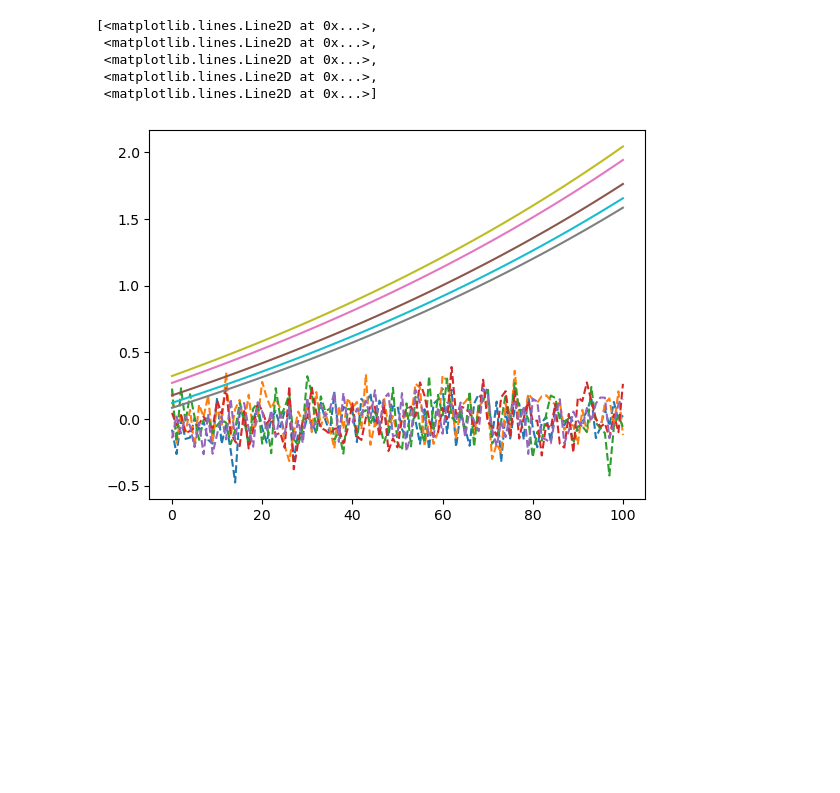
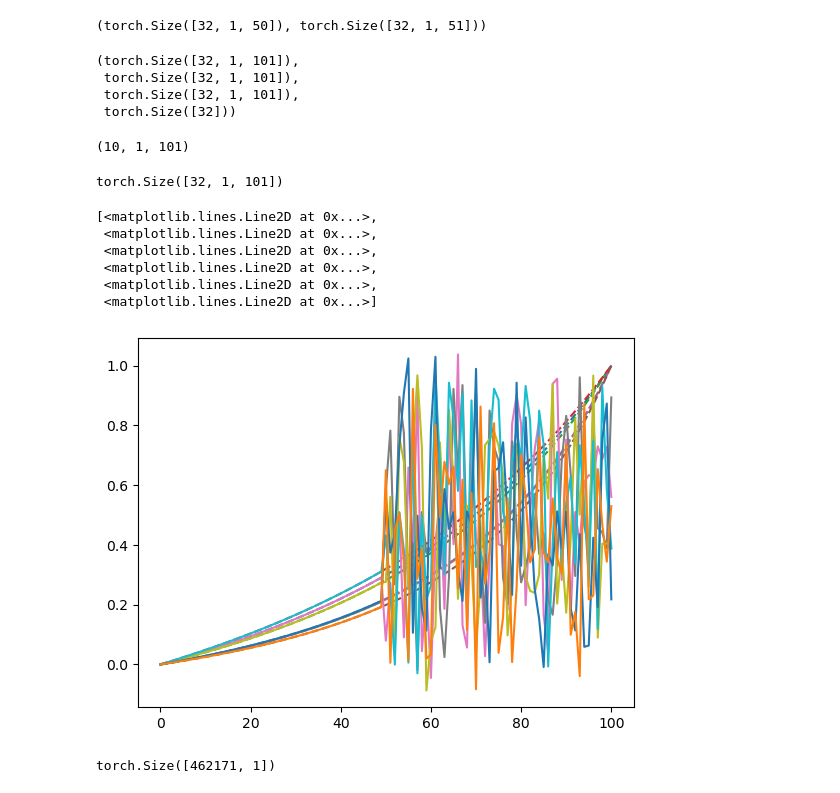
Before and after one commit to seyedasadzadeh/degradation-diffusion, a Jupyter notebook: learner.ipynb, the cells around one changed output. Drawn from its saved outputs; the diff is of its cells as text; code cells hidden in the pictures; blank space fills up the shorter version.

Commit message:
added transformer diffusion

```diff
--- a/learner.ipynb
+++ b/learner.ipynb
@@ -156,25 +302,7 @@ class DenoiseMLP(nn.Module):
 # %%
 # -----------------------------
-# 4. Training loop
+# 3.1 Define model
 # -----------------------------
-T = 100  # number of diffusion steps
-model = DenoiseMLP(dim=X.shape[1])
-opt = optim.Adam(model.parameters(), lr=1e-3)
-loss_fn = nn.MSELoss()
 
-for epoch in range(2000):
-    idx = torch.randint(0, X.shape[0], (32,))
-    x0 = X[idx]
-    t = torch.randint(0, T, (32,))
-    noise = torch.randn_like(x0)*0.1
-    xt = q_sample(x0, t, noise)
-
-    pred_noise = model(xt, t)
-    loss = loss_fn(pred_noise, noise)
-
-    opt.zero_grad()
-    loss.backward()
-    opt.step()
-
-    if epoch % 50 == 0:
-        print(f"Epoch {epoch}, Loss {loss.item():.4f}")
+#model = DegDiffusion(channels=X.shape[1], sl=X.shape[2]).to('mps')
+model = TimeSeriesDiffusionModel(channels=X.shape[1]).to('mps')
@@ -199,17 +358,29 @@ Epoch 1950, Loss 0.0088
+# %%
+s0.shape, ns1.shape
+# %% [output]
+(torch.Size([32, 1, 50]), torch.Size([32, 1, 51]))
+# %%
+x0.shape, xt.shape, noise.shape, t.shape
+# %% [output]
+(torch.Size([32, 1, 101]),
+ torch.Size([32, 1, 101]),
+ torch.Size([32, 1, 101]),
+ torch.Size([32]))
 # %%
 # -----------------------------
 # 5. Sampling new synthetic data
 # -----------------------------
 @torch.no_grad()
 def p_sample_loop(n_samples=10):
-    x = torch.randn(n_samples, X.shape[1])*0.1
-    betas = torch.linspace(1e-6, 0.02, steps=T)
+    x = torch.randn(n_samples, X.shape[1], X.shape[2]).to(X.device)
+
+    betas = model.betas
     alphas = 1.0 - betas
     alphas_bar = torch.cumprod(alphas, dim=0)
 
-    for t in reversed(range(T)):
-        t_batch = torch.full((n_samples,), t)
-        noise_pred = model(x, t_batch)
+    for t in reversed(range(model.T)):
+        t_batch = torch.full((n_samples,), t).to(X.device)
+        noise_pred = model(x0[:n_samples,:,:s0_len], x[:,:,s0_len:], t_batch)
         alpha = alphas[t]
         alpha_bar = alphas_bar[t]
 
@@ -217,18 +388,31 @@ def p_sample_loop(n_samples=10):
             x - (1 - alpha) / torch.sqrt(1 - alpha_bar) * noise_pred
         )
         if t > 0:
-            x += torch.sqrt(betas[t]) * torch.randn_like(x)*0.01
-    return x
+            x += torch.sqrt(betas[t]) * torch.randn_like(x)
+    return torch.cat([x0[:n_samples,:,:s0_len], x[:,:,s0_len:]], dim=2) # start from available signal = 0
 
-synthetic = p_sample_loop(5).numpy()
+synthetic = p_sample_loop().detach().cpu().numpy()
 # synthetic = scaler.inverse_transform(synthetic)
+# %%
+synthetic.shape
+# %% [output]
+(10, 1, 101)
+# %%
+x0.shape
+# %% [output]
+torch.Size([32, 1, 101])
 # %%
-plt.plot(synthetic[0:5].T, '--')
-plt.plot(X[:5].T)
+plt.plot(x0.squeeze().cpu()[:6, :].T, '--')
+plt.plot(synthetic.squeeze()[:6, :].T, '-')
 # %% [output]
 [<matplotlib.lines.Line2D at 0x...>,
  <matplotlib.lines.Line2D at 0x...>,
  <matplotlib.lines.Line2D at 0x...>,
  <matplotlib.lines.Line2D at 0x...>,
+ <matplotlib.lines.Line2D at 0x...>,
  <matplotlib.lines.Line2D at 0x...>]
-[figure, old version]
+[figure, new version]
+# %%
+X.std([2]).shape
+# %% [output]
+torch.Size([462171, 1])
```
Also changed, not shown: parts of 18 cells of this notebook.
